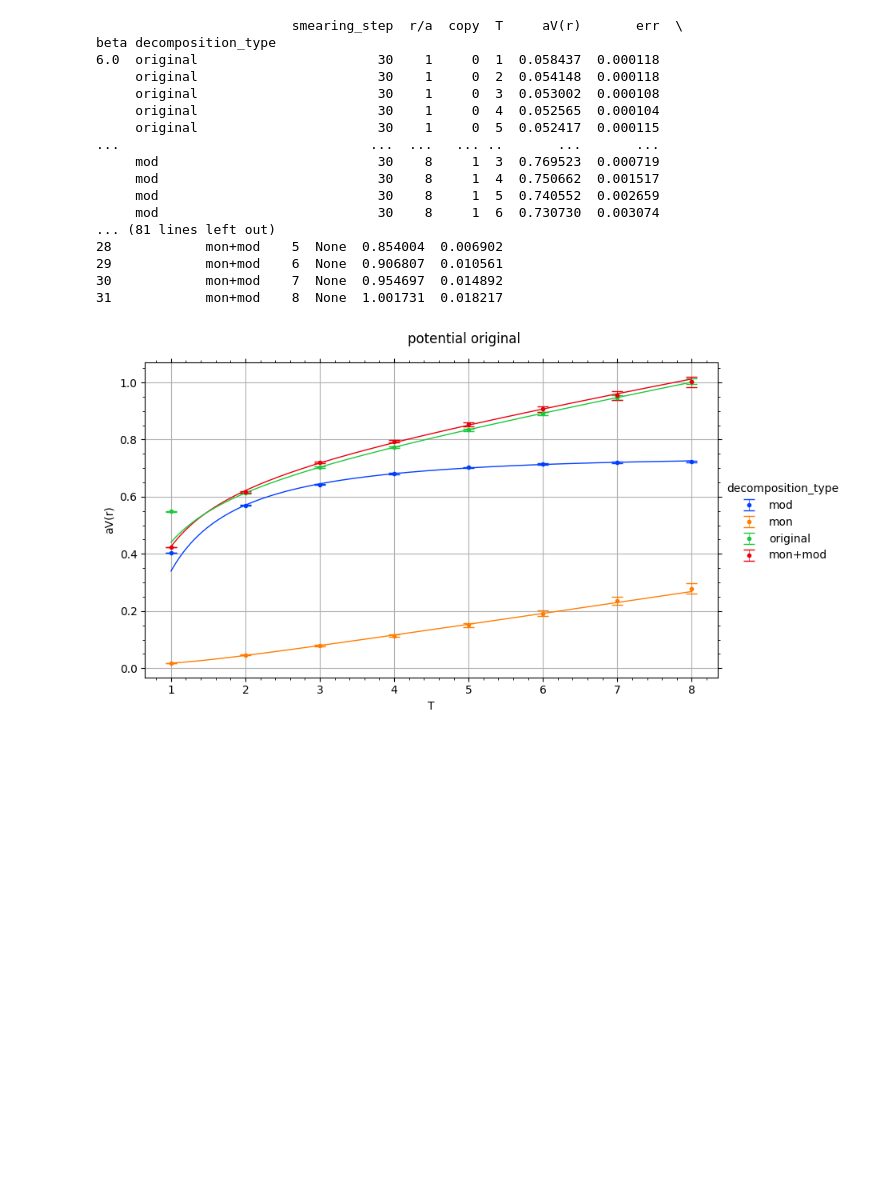
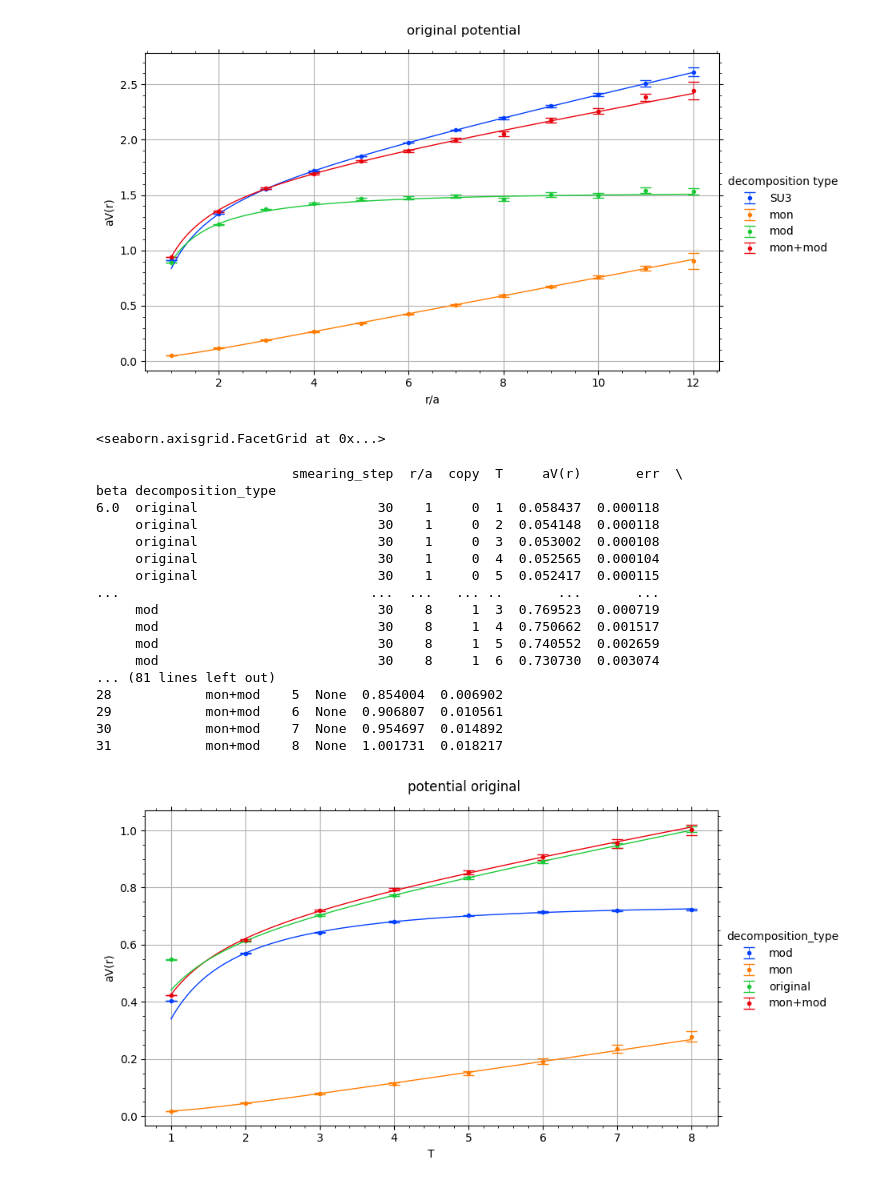
Before and after one commit to ilyakudrov/observables, a Jupyter notebook: python_jupyter/potential/potential_decomposition.ipynb, the cells around one changed output. Drawn from its saved outputs; the diff is of its cells as text; code cells hidden in the pictures; blank space fills up the shorter version.

```diff
--- a/python_jupyter/potential/potential_decomposition.ipynb
+++ b/python_jupyter/potential/potential_decomposition.ipynb
@@ -19,0 +21,63 @@ warnings.simplefilter("ignore", OptimizeWarning)
+# %%
+image_path = f'../../images/potential_gevp/su3/gluodynamics/'
+image_name = f'potentials'
+paths_monopole = [{'path': '../../result/potential_gevp/adjoint/on-axis/su3/gluodynamics/24^4/beta6.0/monopole/HYP0_alpha=1_1_0.5_APE_alpha=0.5/steps_0/copies=20/potential.csv',
+          'parameters': {'decomposition type': 'mon'}}]
+df_monopole = potential_data.get_potantial_df(paths_monopole, coluns_to_multiindex=['decomposition type'])
+df_monopole = df_monopole.rename({'potential': 'aV(r)', 'space_size': 'r/a', 'time_size': 'T'}, axis=1)
+# print(df_monopole)
+df_monopole = df_monopole[df_monopole['aV(r)'] != 0]
+index = []
+if df_monopole.index.names[0] is not None:
+    index = df_monopole.index.names
+df_monopole = df_monopole.set_index(['r/a'], append=True).groupby(index + ['r/a']).apply(fit.potential_fit_T_range, fit.func_double_exponent, ['V', 'a', 'b', 'c', 'd'], 8, include_groups=False).reset_index(level=['r/a']).reset_index(level=-1, drop=True)
+df_monopole = df_monopole.drop('T', axis = 1)
+# print(df_monopole)
+paths_original = [{'path': '../../result/potential_gevp/adjoint/on-axis/su3/gluodynamics/24^4/beta6.0/original/HYP0_alpha=1_1_0.5_APE_alpha=0.5/potential.csv',
+          'parameters': {'decomposition type': 'SU3'}}]
+df_original = potential_data.get_potantial_df(paths_original, coluns_to_multiindex=['decomposition type'])
+df_original = df_original.rename({'potential': 'aV(r)', 'space_size': 'r/a', 'time_size': 'T'}, axis=1)
+# print(df_original)
+df_original = df_original[df_original['aV(r)'] != 0]
+index = []
+if df_original.index.names[0] is not None:
+    index = df_original.index.names
+df_original = df_original.set_index(['r/a'], append=True).groupby(index + ['r/a']).apply(fit.potential_fit_T_range, fit.func_constant, ['V'], 3, include_groups=False).reset_index(level=['r/a']).reset_index(level=-1, drop=True)
+df_original = df_original.drop('T', axis = 1)
+# print(df_original)
+paths_monopoless = [{'path': '../../result/potential_gevp/adjoint/on-axis/su3/gluodynamics/24^4/beta6.0/monopoless/HYP0_alpha=1_1_0.5_APE_alpha=0.5/steps_0/copies=20/potential.csv',
+          'parameters': {'decomposition type': 'mod'}}]
+df_monopoless = potential_data.get_potantial_df(paths_monopoless, coluns_to_multiindex=['decomposition type'])
+df_monopoless = df_monopoless.rename({'potential': 'aV(r)', 'space_size': 'r/a', 'time_size': 'T'}, axis=1)
+print(df_monopoless)
+df_monopoless = df_monopoless[df_monopoless['aV(r)'] != 0]
+index = []
+if df_monopoless.index.names[0] is not None:
+    index = df_monopoless.index.names
+df_monopoless = df_monopoless[df_monopoless['T'] == 5]
+df_monopoless = df_monopoless.drop('T', axis = 1)
+print(df_monopoless)
+df_sum = df_monopole
+df_sum = df_sum.reset_index(level='decomposition type')
+print(df_sum)
+df_sum['decomposition type'] = 'mon+mod'
+print(df_sum)
+print(df_sum.loc[:, 'aV(r)'])
+print(df_monopoless.loc[:, 'aV(r)'])
+df_sum.loc[:, 'err'] = np.sqrt(df_monopole.loc[:, 'err'].array**2 + df_monopoless.loc[:, 'err'].array**2)
+df_sum.loc[:, 'aV(r)'] = df_monopole.loc[:, 'aV(r)'].array + df_monopoless.loc[:, 'aV(r)'].array
+df_sum = df_sum.set_index(['decomposition type'], drop=True)
+print(df_sum)
+df = pd.concat([df_original, df_monopole, df_monopoless, df_sum])
+df_fit = df.groupby(index).apply(fit.make_fit_range, fit.func_cornell, ['V0', 'alpha', 'sigma'], 'r/a', 'aV(r)', 'err', range_min_len=6, include_groups=False).reset_index(level=-1, drop=True)
+df_fit = df_fit.groupby(index).apply(fit.average_fit_p_value, ['V0', 'alpha', 'sigma'], 'r/a', include_groups=False).reset_index(level=-1, drop=True)
+index_fit = []
+if df.index.names[0] is not None:
+    index_fit = df.index.names
+print(df_fit)
+df_curves = df_fit.groupby(index_fit).apply(fit.make_fit_curve, fit.func_cornell, 'r/a', 'aV(r)', ['V0', 'alpha', 'sigma'], include_groups=False).reset_index(level=-1, drop=True)
+df = df.reset_index(level=index)
+df_curves = df_curves.reset_index(level=index)
+# df = df[df['err'] < 0.3]
+plots.plot_potential_single(df, 'r/a', 'aV(r)', 'decomposition type', 'r/a', 'aV(r)', 'original potential', image_path, image_name, True, err='err', df_fits=df_curves)
+# %% [output]
@@ -20,3 +101,5 @@ warnings.simplefilter("ignore", OptimizeWarning)
+[figure, added]
+<seaborn.axisgrid.FacetGrid at 0x...>
 # %%
 def potential_fits(df, reset=[]):
     df_fit = df.groupby(df.index.names).apply(fit.make_fit_range, fit.func_cornell, 6, ['V0', 'alpha', 'sigma'], 'r/a', 'aV(r)', err_col='err').reset_index(level=-1, drop=True)
```
Also changed, not shown: parts of 2 cells of this notebook, 5 other files.
